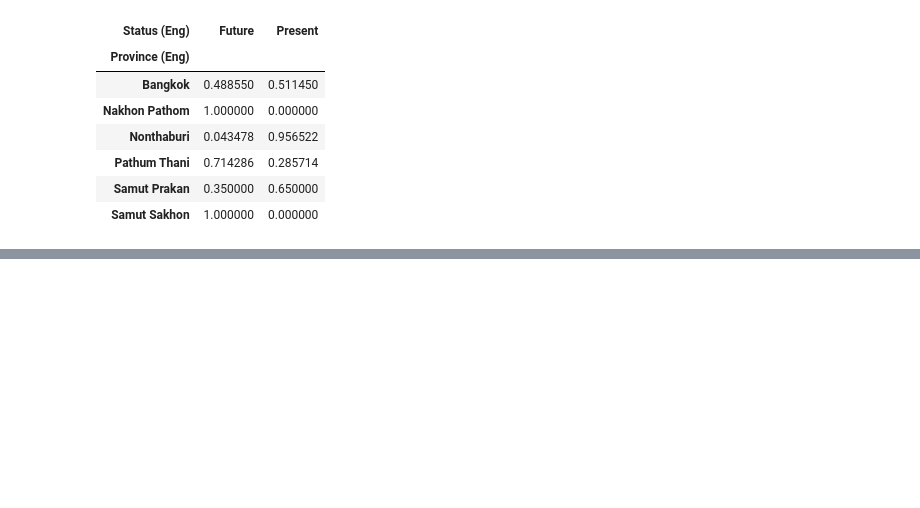
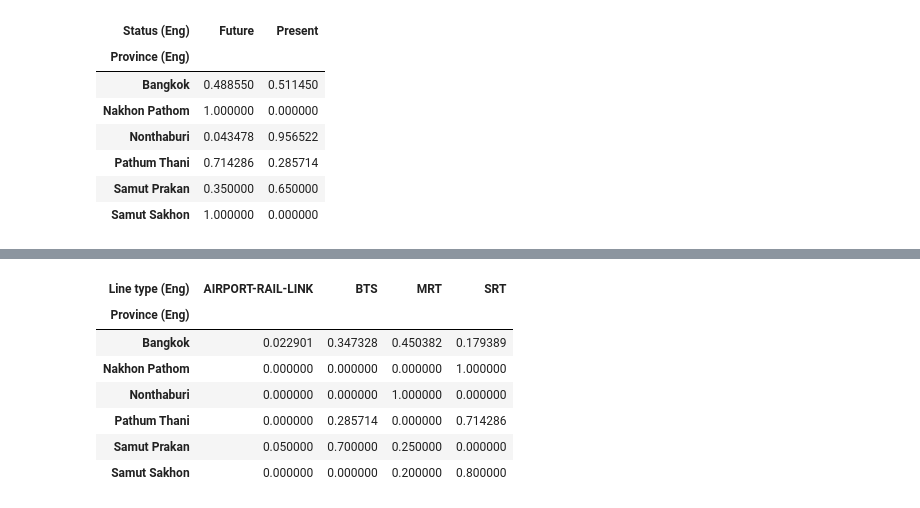
Before and after one commit to Suwapat0308/City-Train-Station-Data-Analysis-Thailand-, a Jupyter notebook: Project1.ipynb, the cells around one changed output, grey strips where cells are left out. Saved outputs shown, nothing was run; the diff lists cells and outputs as text; code cells hidden in the pictures; blank space fills up the shorter version.

```diff
--- a/Project1.ipynb
+++ b/Project1.ipynb
@@ -167,0 +159,14 @@ plt.show()
+# %%
+cross_tab_prop2 = pd.crosstab(index=data['Province (Eng)'],
+                             columns=data['Line type (Eng)'],
+                             normalize="index")
+cross_tab_prop2
+# %% [output]
+| Line type (Eng) | AIRPORT-RAIL-LINK | BTS | MRT | SRT |
+| Province (Eng) |  |  |  |  |
+| Bangkok | 0.022901 | 0.347328 | 0.450382 | 0.179389 |
+| Nakhon Pathom | 0.000000 | 0.000000 | 0.000000 | 1.000000 |
+| Nonthaburi | 0.000000 | 0.000000 | 1.000000 | 0.000000 |
+| Pathum Thani | 0.000000 | 0.285714 | 0.000000 | 0.714286 |
+| Samut Prakan | 0.050000 | 0.700000 | 0.250000 | 0.000000 |
+| Samut Sakhon | 0.000000 | 0.000000 | 0.200000 | 0.800000 |
```
Also changed, not shown: parts of 6 cells of this notebook.
